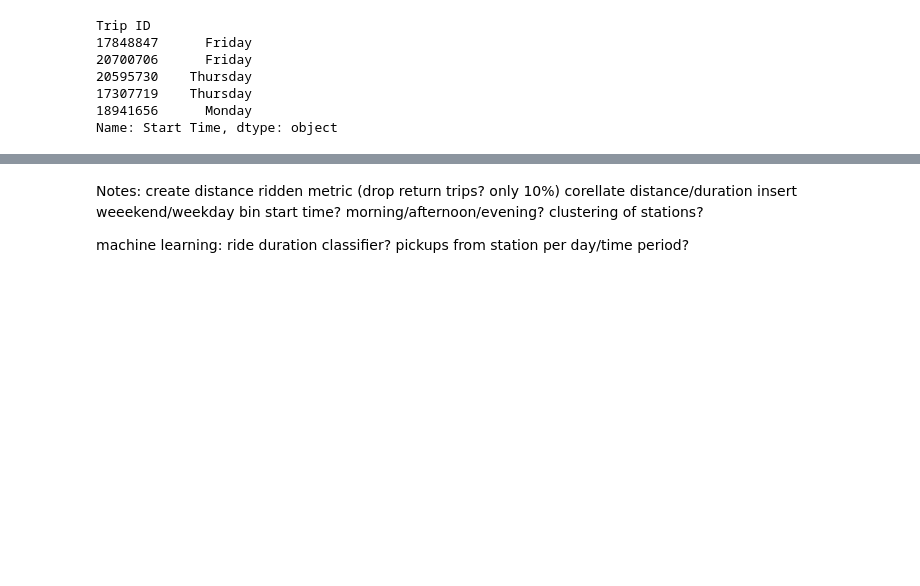
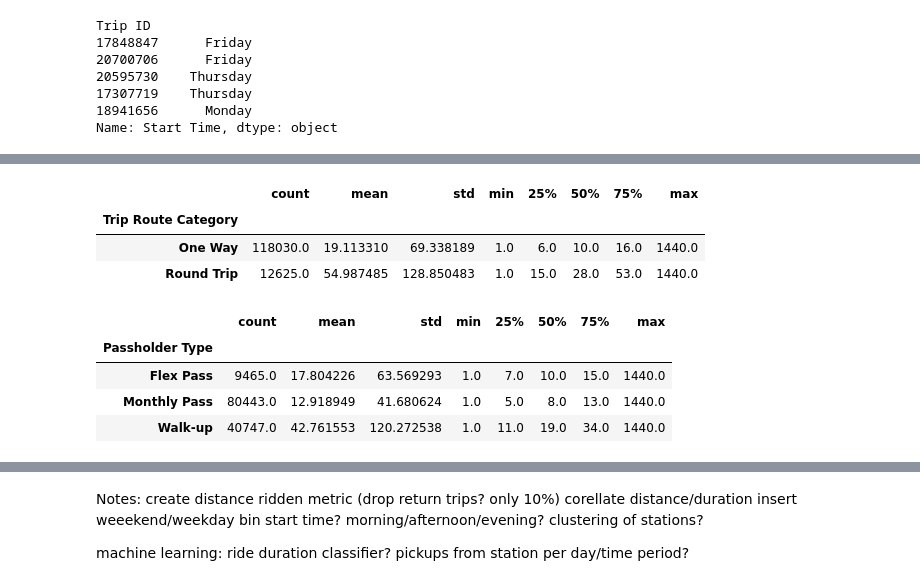
Before and after one commit to ktzioumis/LA-Bike-Share, a Jupyter notebook: student.ipynb, the cells around one changed output, grey strips where cells are left out. Drawn from its saved outputs; the diff is of its cells as text; code cells hidden in the pictures; blank space fills up the shorter version.

```diff
--- a/student.ipynb
+++ b/student.ipynb
@@ -387,0 +417,15 @@ day_of_week.hist()
+# %%
+df.groupby('Trip Route Category')['Duration'].describe()
+# %% [output]
+|  | count | mean | std | min | 25% | 50% | 75% | max |
+| Trip Route Category |  |  |  |  |  |  |  |  |
+| One Way | 118030.0 | 19.113310 | 69.338189 | 1.0 | 6.0 | 10.0 | 16.0 | 1440.0 |
+| Round Trip | 12625.0 | 54.987485 | 128.850483 | 1.0 | 15.0 | 28.0 | 53.0 | 1440.0 |
+# %%
+df.groupby('Passholder Type')['Duration'].describe()
+# %% [output]
+|  | count | mean | std | min | 25% | 50% | 75% | max |
+| Passholder Type |  |  |  |  |  |  |  |  |
+| Flex Pass | 9465.0 | 17.804226 | 63.569293 | 1.0 | 7.0 | 10.0 | 15.0 | 1440.0 |
+| Monthly Pass | 80443.0 | 12.918949 | 41.680624 | 1.0 | 5.0 | 8.0 | 13.0 | 1440.0 |
+| Walk-up | 40747.0 | 42.761553 | 120.272538 | 1.0 | 11.0 | 19.0 | 34.0 | 1440.0 |
```
Also changed, not shown: parts of 5 cells of this notebook.
